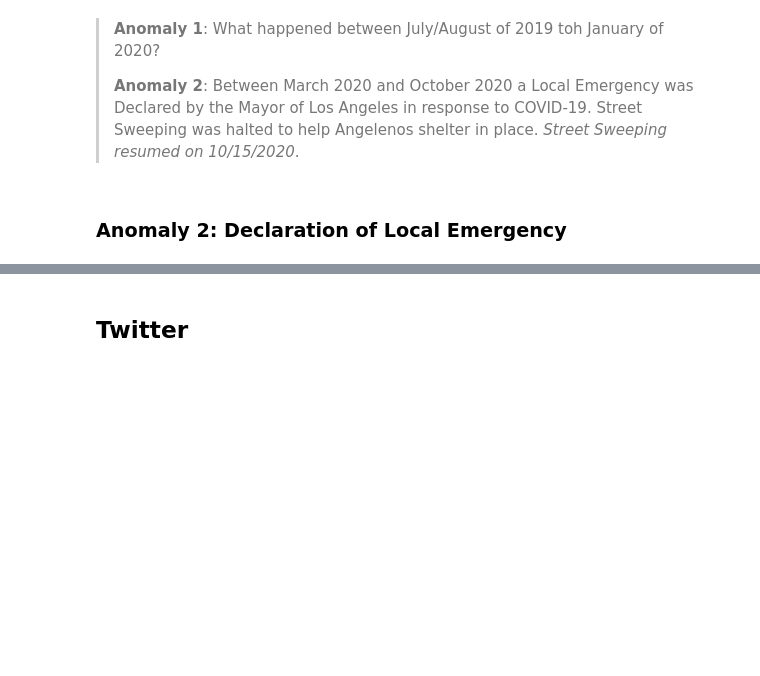
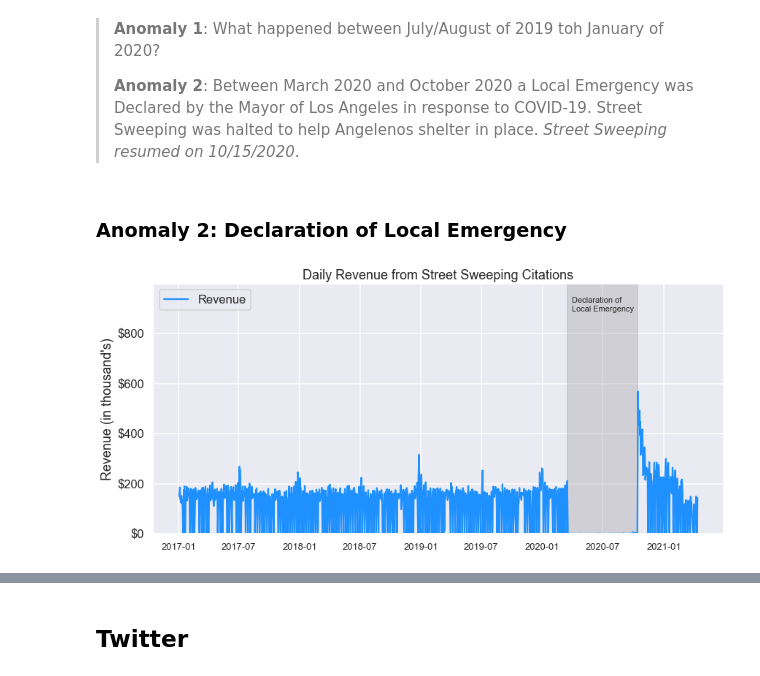
Before and after one commit to Promeos/LADOT-Street-Sweeping-Transition-Pan, a Jupyter notebook: Final-Report.ipynb, the cells around one changed output, grey strips where cells are left out. Cells and saved outputs as stored; diff of their text form; code cells hidden in the pictures; blank space fills up the shorter version.

```diff
--- a/Final-Report.ipynb
+++ b/Final-Report.ipynb
@@ -151,21 +153,23 @@ daily_revenue.index = pd.to_datetime(daily_revenue.index)
 # %% [markdown]
 ### Anomaly 2: Declaration of Local Emergency
 # %%
-# sns.set_context('talk')
+sns.set_context('talk')
 
-# # Plot daily revenue from street sweeping citations
-# daily_revenue.plot(figsize=(14, 7), label='Revenue', color='DodgerBlue')
-# plt.axvspan('2020-03-16', '2020-10-14', color='grey', alpha=.25)
-# plt.text('2020-03-29', 890_000, 'Declaration of\nLocal Emergency', fontsize=11)
+# Plot daily revenue from street sweeping citations
+daily_revenue.plot(figsize=(14, 7), label='Revenue', color='DodgerBlue')
+plt.axvspan('2020-03-16', '2020-10-14', color='grey', alpha=.25)
+plt.text('2020-03-29', 890_000, 'Declaration of\nLocal Emergency', fontsize=11)
 
 
-# plt.title("Daily Revenue from Street Sweeping Citations")
-# plt.xlabel('')
-# plt.ylabel("Revenue (in thousand's)")
+plt.title("Daily Revenue from Street Sweeping Citations")
+plt.xlabel('')
+plt.ylabel("Revenue (in thousand's)")
 
-# plt.xticks(rotation=0, horizontalalignment='center', fontsize=13)
-# plt.yticks(range(0, 1_000_000, 200_000), ['$0', '$200', '$400', '$600', '$800'])
-# plt.ylim(0, 1_000_000)
+plt.xticks(rotation=0, horizontalalignment='center', fontsize=13)
+plt.yticks(range(0, 1_000_000, 200_000), ['$0', '$200', '$400', '$600', '$800'])
+plt.ylim(0, 1_000_000)
 
-# plt.legend(loc=2, framealpha=.8);
+plt.legend(loc=2, framealpha=.8);
+# %% [output]
+[figure, added]
 # %%
```
Also changed, not shown: parts of 10 cells of this notebook, 1 other file.
